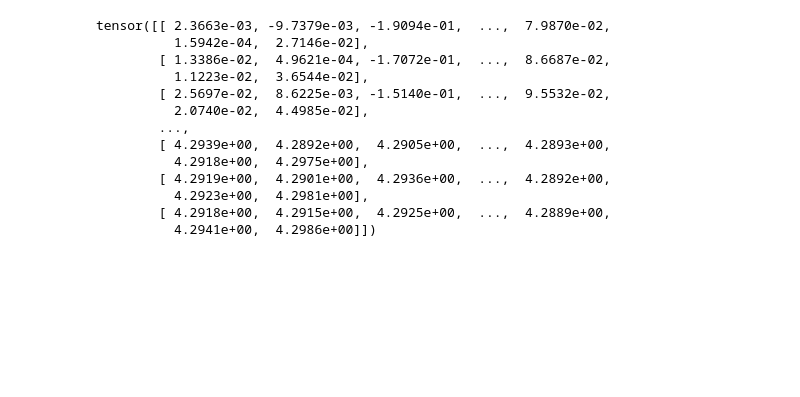
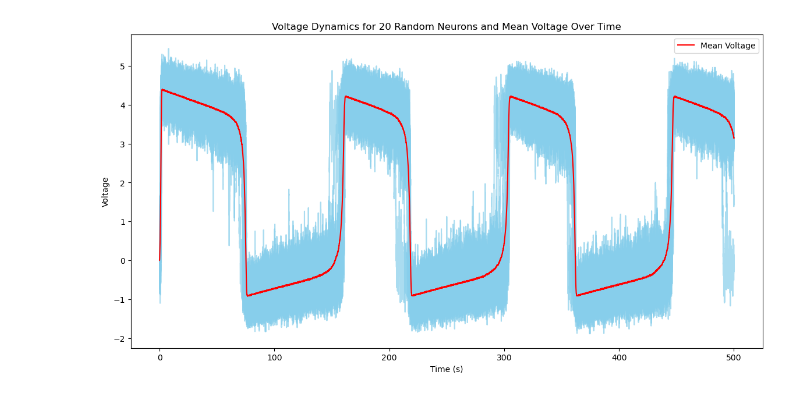
Before and after one commit to Shawnzty/tES-model, a Jupyter notebook: fnmodel.ipynb, the cells around one changed output. Saved outputs shown, nothing was run; the diff lists cells and outputs as text; code cells hidden in the pictures; blank space fills up the shorter version.

```diff
--- a/fnmodel.ipynb
+++ b/fnmodel.ipynb
@@ -76,16 +95,34 @@ for step in range(T):
-# %%
-v_rec
-# %% [output]
-tensor([[ 2.3663e-03, -9.7379e-03, -1.9094e-01,  ...,  7.9870e-02,
-          1.5942e-04,  2.7146e-02],
-        [ 1.3386e-02,  4.9621e-04, -1.7072e-01,  ...,  8.6687e-02,
-          1.1223e-02,  3.6544e-02],
-        [ 2.5697e-02,  8.6225e-03, -1.5140e-01,  ...,  9.5532e-02,
-          2.0740e-02,  4.4985e-02],
-        ...,
-        [ 4.2939e+00,  4.2892e+00,  4.2905e+00,  ...,  4.2893e+00,
-          4.2918e+00,  4.2975e+00],
-        [ 4.2919e+00,  4.2901e+00,  4.2936e+00,  ...,  4.2892e+00,
-          4.2923e+00,  4.2981e+00],
-        [ 4.2918e+00,  4.2915e+00,  4.2925e+00,  ...,  4.2889e+00,
-          4.2941e+00,  4.2986e+00]])
+# %%
+import matplotlib.pyplot as plt
+
+# Randomly select 20 neurons
+selected_neurons = torch.randint(0, n_neurons, (20,))
+
+# Extract the data for the selected neurons
+selected_v_rec = v_rec[:, selected_neurons].cpu().numpy()
+
+# Compute the mean voltage for each time step
+mean_v_rec = torch.mean(v_rec, dim=1).cpu().numpy()
+
+# Time array for plotting
+time_steps = dt * torch.arange(T).cpu().numpy()
+
+# Plotting the individual neurons
+plt.figure(figsize=(14, 7))
+for neuron_data in selected_v_rec.T:
+    plt.plot(time_steps, neuron_data, color='skyblue', alpha=0.7)
+
+# Plotting the mean voltage in red
+plt.plot(time_steps, mean_v_rec, color='red', label='Mean Voltage')
+
+# Labels and legend
+plt.xlabel('Time (s)')
+plt.ylabel('Voltage')
+# plt.ylim(-100, 100)
+plt.title('Voltage Dynamics for 20 Random Neurons and Mean Voltage Over Time')
+plt.legend()
+
+# Show the plot
+plt.show()
+# %% [output]
+[figure, added]
```
Also changed, not shown: parts of 1 cell of this notebook, 1 other file.
